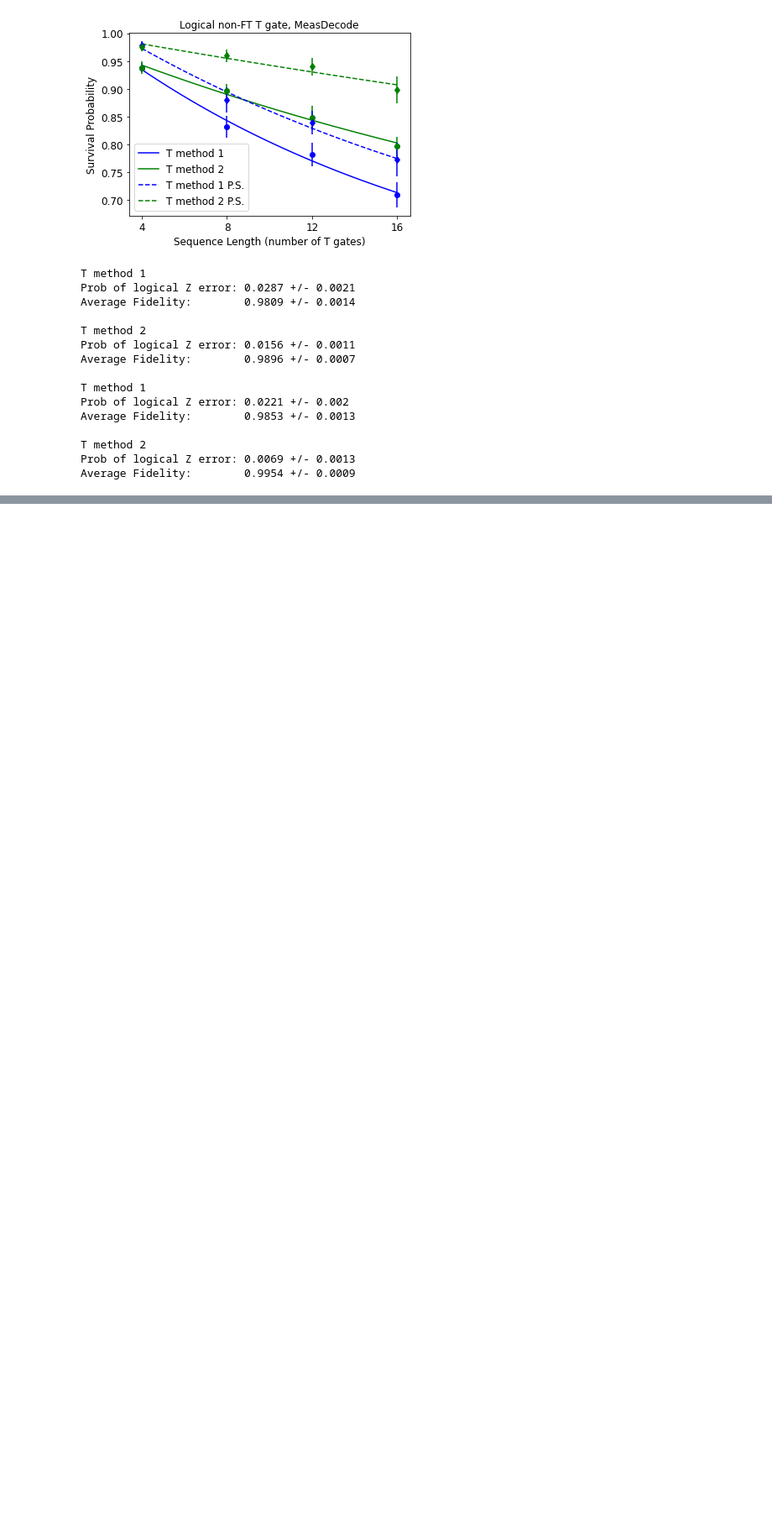
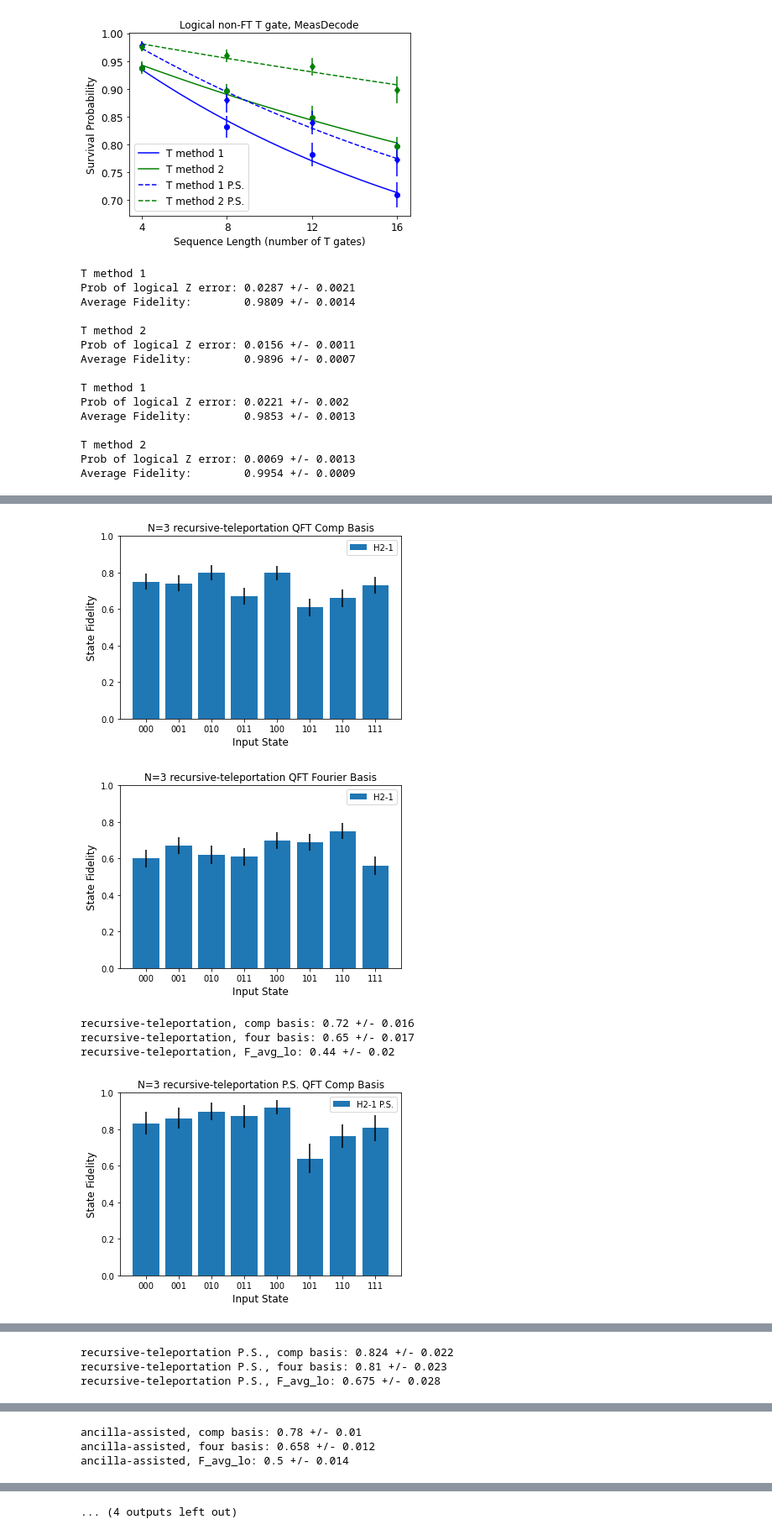
Before and after one commit to khmayer01/Logical-QFT-paper-data, a Jupyter notebook: analysis/Analyze data for paper.ipynb, the cells around one changed output, grey strips where cells are left out. Shown: that part at 84% size. Cells and saved outputs as stored; diff of their text form; code cells hidden in the pictures; blank space fills up the shorter version.

```diff
--- a/analysis/Analyze data for paper.ipynb
+++ b/analysis/Analyze data for paper.ipynb
@@ -64,0 +68,47 @@ Average Fidelity:        0.9954 +/- 0.0009
+# %%
+QFT_results1 = load_data('QFT_recursive_teleportation_data.json')
+QFT_results2 = load_data('QFT_ancilla_assisted1_data.json')
+QFT_results3 = load_data('QFT_ancilla_assisted2_data.json')
+
+
+QFT_data1 = analyze_QFT_results(QFT_results1, method='recursive-teleportation')
+QFT_data2 = analyze_QFT_results(QFT_results2, method='ancilla-assisted')
+QFT_data3 = analyze_QFT_results(QFT_results3, method='ancilla-assisted')
+
+QFT_data1_ps = analyze_QFT_results(QFT_results1, method='recursive-teleportation', postselect=True)
+QFT_data2_ps = analyze_QFT_results(QFT_results2, method='ancilla-assisted', postselect=True)
+QFT_data3_ps = analyze_QFT_results(QFT_results3, method='ancilla-assisted', postselect=True)
+
+# combine the 2 ancilla-assisted experiments
+QFT_data_combined = {'comp':{'succ':{}, 'stds':{}}, 'fourier':{'succ':{}, 'stds':{}}}
+QFT_data_combined_ps = {'comp':{'succ':{}, 'stds':{}}, 'fourier':{'succ':{}, 'stds':{}}}
+for state in ['000', '001', '010', '011', '100', '101', '110', '111']:
+    for basis in ['comp', 'fourier']:
+
+        QFT_data_combined[basis]['succ'][state] = np.mean([QFT_data2[basis]['succ'][state], QFT_data3[basis]['succ'][state]])
+        std1 = QFT_data2[basis]['stds'][state]
+        std2 = QFT_data3[basis]['stds'][state]
+        QFT_data_combined[basis]['stds'][state] = np.sqrt(std1**2+std2**2)/2
+
+        QFT_data_combined_ps[basis]['succ'][state] = np.mean([QFT_data2_ps[basis]['succ'][state], QFT_data3_ps[basis]['succ'][state]])
+        std1_ps = QFT_data2_ps[basis]['stds'][state]
+        std2_ps = QFT_data3_ps[basis]['stds'][state]
+        QFT_data_combined_ps[basis]['stds'][state] = np.sqrt(std1_ps**2+std2_ps**2)/2
+
+
+# plot results
+
+plot_QFT_data(QFT_data1, machine='H2-1', method='recursive-teleportation')
+plot_QFT_data(QFT_data1_ps, machine='H2-1 P.S.', method='recursive-teleportation P.S.')
+plot_QFT_data(QFT_data_combined, machine='H2-1', method='ancilla-assisted')
+plot_QFT_data(QFT_data_combined_ps, machine='H2-1 P.S.', method='ancilla-assisted P.S.')
+
+plot_QFT_comparison_data(QFT_data1, QFT_data1_ps, labels=['H2-1','H2-1 P.S.'], method='recursive-teleportation', save=False)
+plot_QFT_comparison_data(QFT_data_combined, QFT_data_combined_ps, labels=['H2-1', 'H2-1 P.S.'], method='ancilla-assisted', save=False)
+# %% [output]
+[figure, added]
+[figure, added]
+recursive-teleportation, comp basis: 0.72 +/- 0.016
+recursive-teleportation, four basis: 0.65 +/- 0.017
+recursive-teleportation, F_avg_lo: 0.44 +/- 0.02
+[figure, added]
@@ -64,0 +116,3 @@ Average Fidelity:        0.9954 +/- 0.0009
+recursive-teleportation P.S., comp basis: 0.824 +/- 0.022
+recursive-teleportation P.S., four basis: 0.81 +/- 0.023
+recursive-teleportation P.S., F_avg_lo: 0.675 +/- 0.028
@@ -64,0 +121,3 @@ Average Fidelity:        0.9954 +/- 0.0009
+ancilla-assisted, comp basis: 0.78 +/- 0.01
+ancilla-assisted, four basis: 0.658 +/- 0.012
+ancilla-assisted, F_avg_lo: 0.5 +/- 0.014
@@ -64,0 +129 @@ Average Fidelity:        0.9954 +/- 0.0009
+... (4 outputs left out)
```
Also changed, not shown: parts of 8 cells of this notebook, 2 other files.
